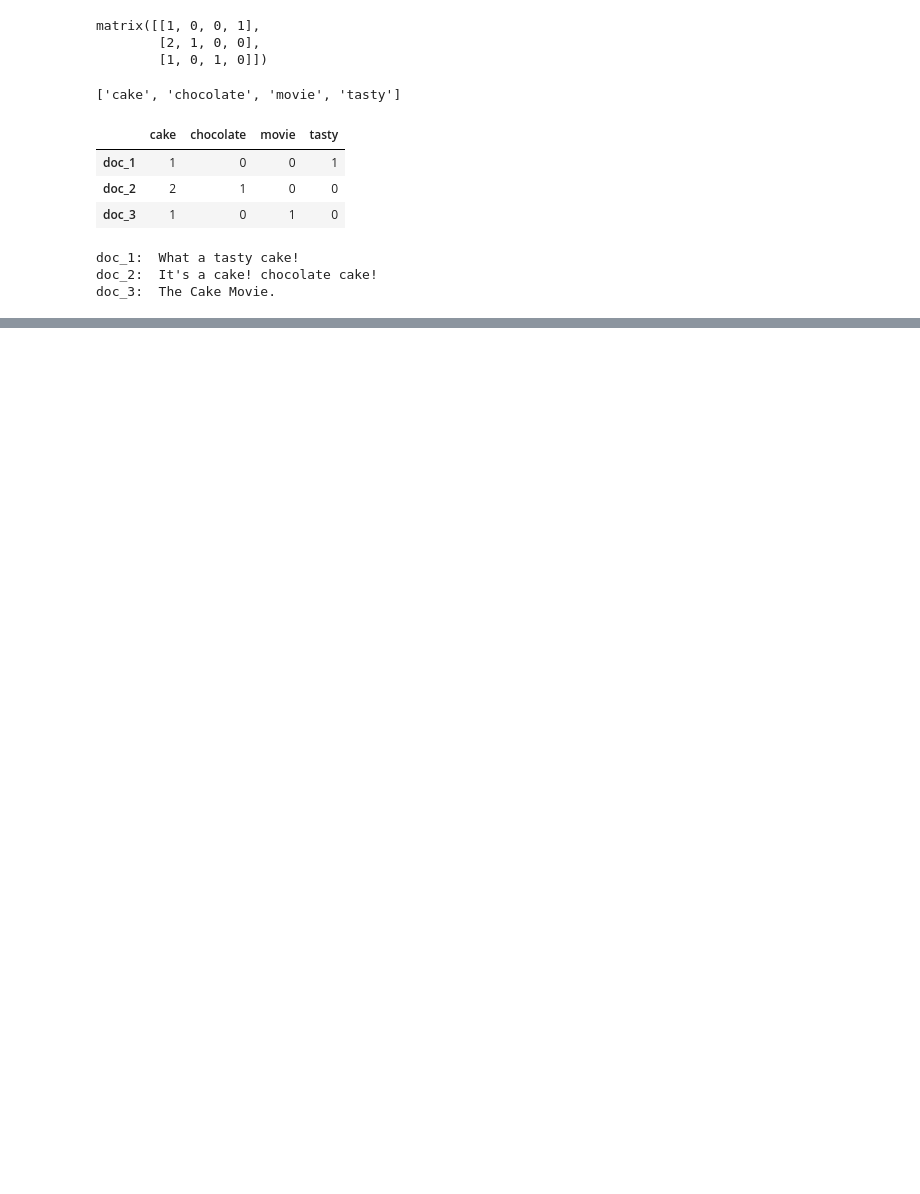
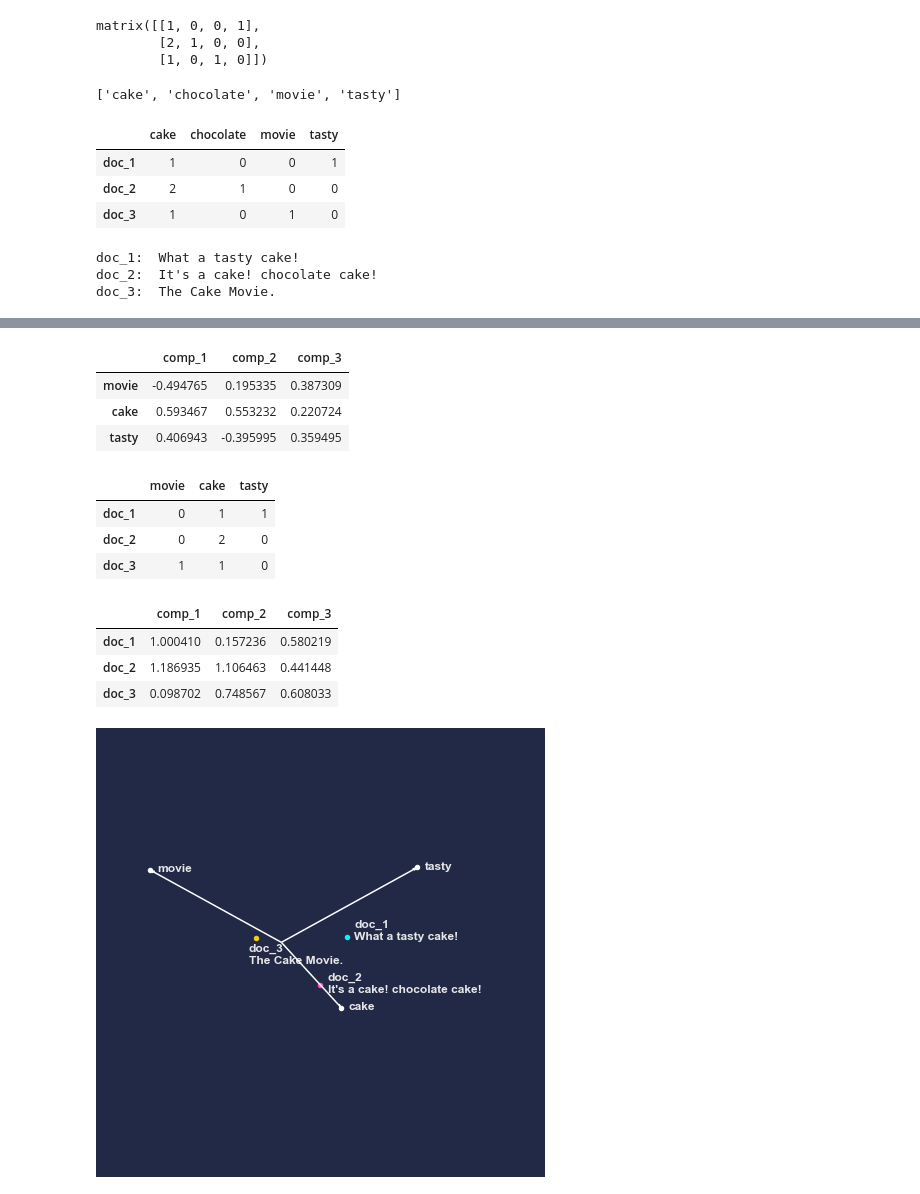
Before and after one commit to sw-song/text-analysis, a Jupyter notebook: 01_cosine_similarity.ipynb, the cells around one changed output, grey strips where cells are left out. Cells and saved outputs as stored; diff of their text form; code cells hidden in the pictures; blank space fills up the shorter version.

```diff
--- a/01_cosine_similarity.ipynb
+++ b/01_cosine_similarity.ipynb
@@ -110,0 +507,79 @@ Text(0.5, 0, 'tasty')
+# %%
+df_targets
+# %% [output]
+|  | comp_1 | comp_2 | comp_3 |
+| movie | -0.494765 | 0.195335 | 0.387309 |
+| cake | 0.593467 | 0.553232 | 0.220724 |
+| tasty | 0.406943 | -0.395995 | 0.359495 |
+# %%
+df_words[['movie','cake','tasty']]
+# %% [output]
+|  | movie | cake | tasty |
+| doc_1 | 0 | 1 | 1 |
+| doc_2 | 0 | 2 | 0 |
+| doc_3 | 1 | 1 | 0 |
+# %%
+df_words[['movie','cake','tasty']].dot(df_targets)
+# %% [output]
+|  | comp_1 | comp_2 | comp_3 |
+| doc_1 | 1.000410 | 0.157236 | 0.580219 |
+| doc_2 | 1.186935 | 1.106463 | 0.441448 |
+| doc_3 | 0.098702 | 0.748567 | 0.608033 |
+# %%
+comp_1_label = 'comp_1'
+comp_2_label = 'comp_2'
+comp_3_label = 'comp_3'
+
+
+fig = plt.figure(figsize=(8,8))
+ax = fig.add_subplot(projection='3d')
+
+target_words = ['movie','cake','tasty']
+df_targets = df_comps.loc[target_words]
+for word, word_vec in df_targets.iterrows():
+    comp_1 = word_vec[comp_1_label]*3
+    comp_2 = word_vec[comp_2_label]*3
+    comp_3 = word_vec[comp_3_label]*3
+    vec_len = np.linalg.norm(np.array([x,y,z]))
+    ax.quiver(0,0,0,comp_1,comp_2,comp_3,
+              arrow_length_ratio=0.03/vec_len,)
+    ax.text((comp_1+0.1),comp_2,comp_3,
+            s=word,
+            size=12,
+            fontweight='bold',
+            )
+    ax.scatter(comp_1,comp_2,comp_3, c='white')
+
+docs_origin_pos = df_words[target_words]
+for i, doc_pos in docs_origin_pos.iterrows():
+
+    # 선형 변환
+    x, y, z = doc_pos.dot(df_targets)
+    if i=='doc_1':
+            text_loc = ((x+0.1), y, (z))
+    if i=='doc_2':
+        text_loc = ((x+0.1), y, (z-0.1))
+    if i=='doc_3':
+        text_loc = ((x-0.1), y, (z-0.5))
+    ax.text(*text_loc,
+            s=f'{i}\n{doc_dict[i]}',
+            size=12,
+            fontweight='bold')
+
+    ax.scatter(x,y,z)
+
+
+ax.set_xlim(0,3)
+ax.set_ylim(3,0)
+ax.set_zlim(0,3)
+
+
+ax.set_xlabel(x_label, fontsize=12)
+ax.set_ylabel(y_label, fontsize=12)
+ax.set_zlabel(z_label, fontsize=12)
+
+ax.axis('off')
+
+plt.show()
+# %% [output]
+[figure, added]
```
Also changed, not shown: parts of 44 cells of this notebook.
